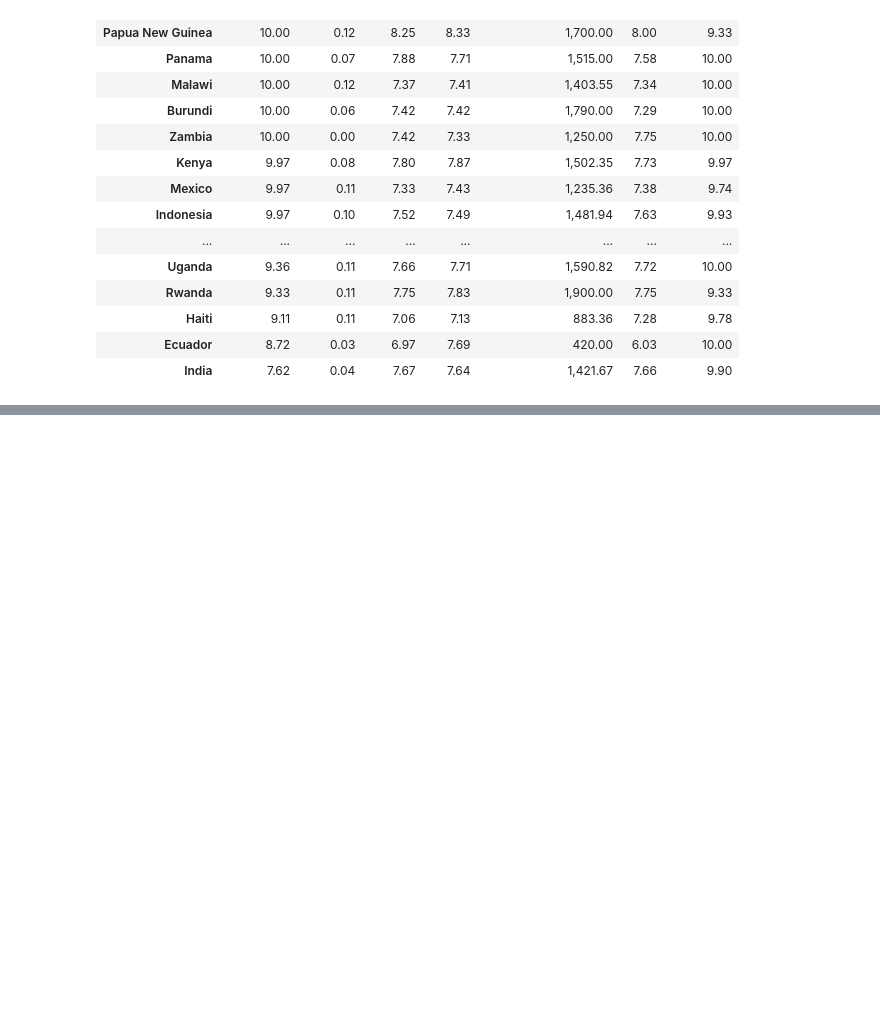
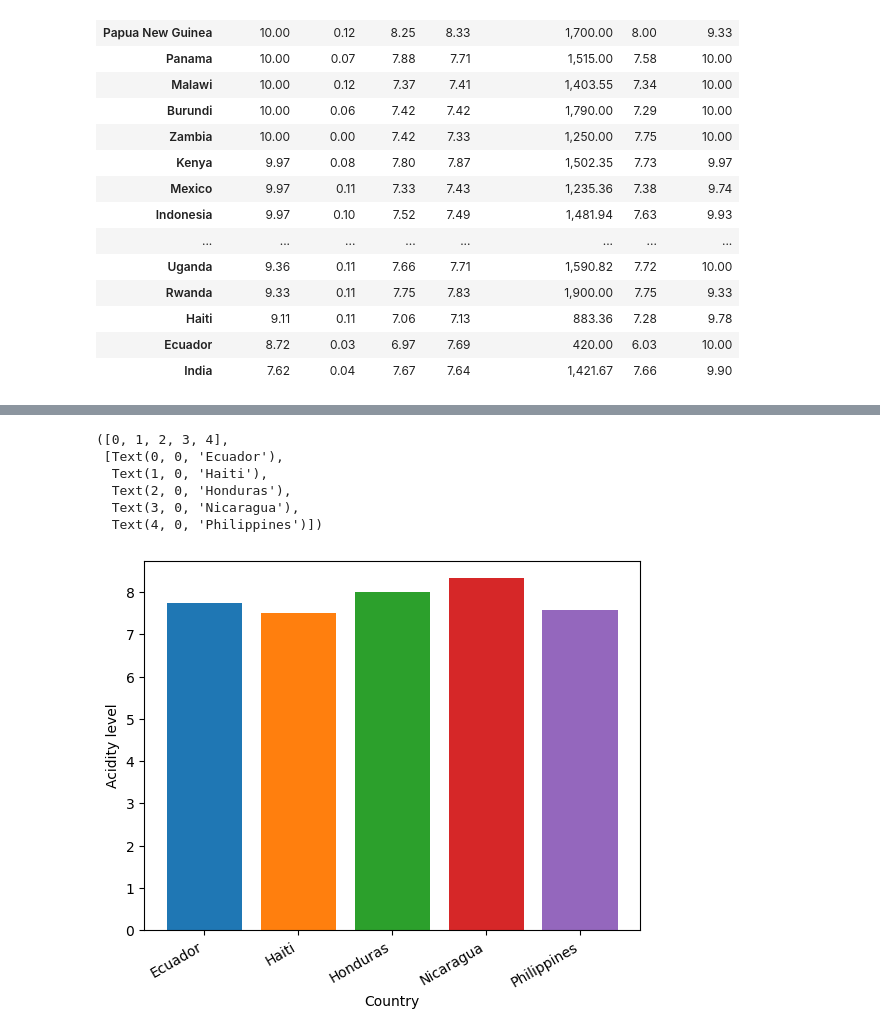
Before and after one commit to UC-Berkeley-I-School/Project2_Team_7, a Jupyter notebook: coffee_distribution.ipynb, the cells around one changed output, grey strips where cells are left out. Drawn from its saved outputs; the diff is of its cells as text; code cells hidden in the pictures; blank space fills up the shorter version.

```diff
--- a/coffee_distribution.ipynb
+++ b/coffee_distribution.ipynb
@@ -312,0 +316,19 @@ Name: Total_Cup_Points, dtype: float64
+# %%
+#bar graph for lowest countries Acidity
+t = merged_table_2.groupby('Country')
+t.head()
+
+for (Country, grouped_df) in t:
+    if(Country in ['Philippines', 'Nicaragua', 'Ecuador', 'Honduras', 'Haiti']):
+        x = plt.bar(grouped_df.Country, grouped_df.Acidity)
+plt.xlabel('Country')
+plt.ylabel('Acidity level')
+plt.xticks(rotation=30, ha='right')
+# %% [output]
+([0, 1, 2, 3, 4],
+ [Text(0, 0, 'Ecuador'),
+  Text(1, 0, 'Haiti'),
+  Text(2, 0, 'Honduras'),
+  Text(3, 0, 'Nicaragua'),
+  Text(4, 0, 'Philippines')])
+[figure, added]
```
Also changed, not shown: parts of 7 cells of this notebook.
